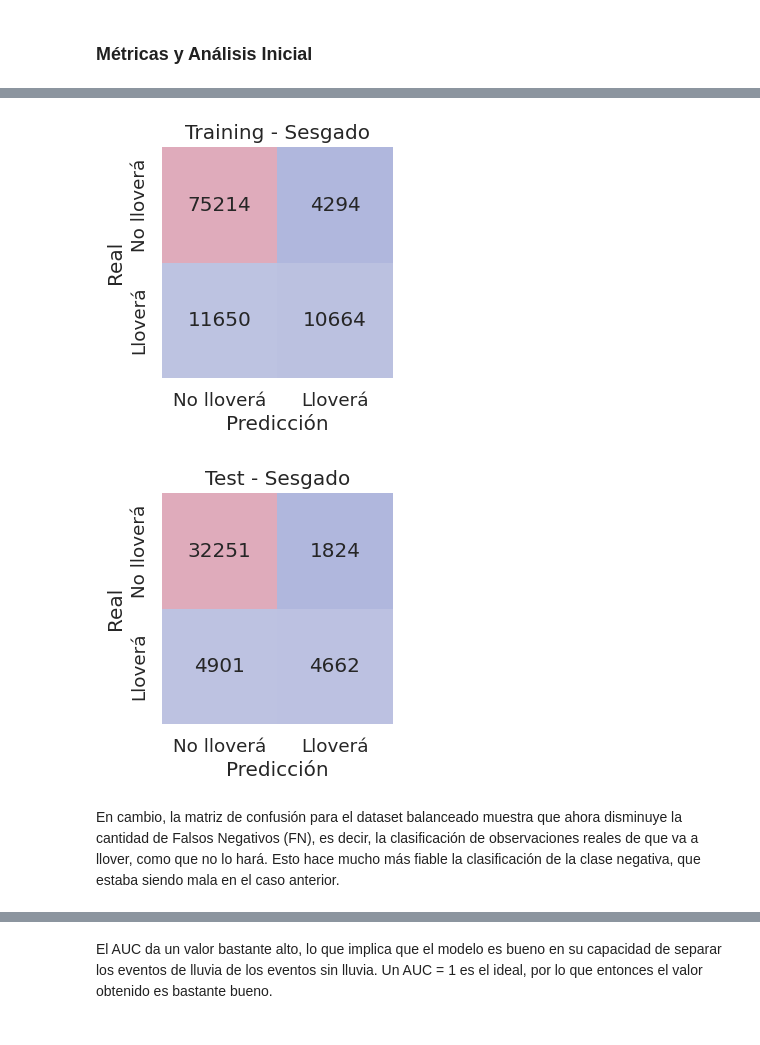
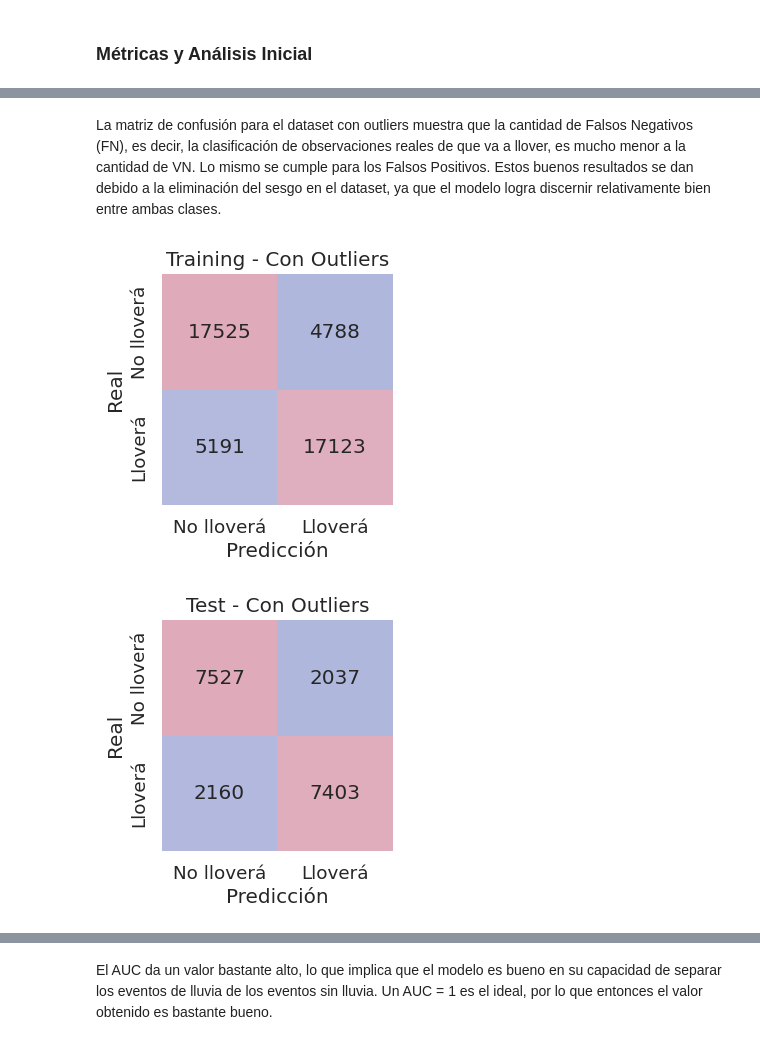
Before and after one commit to danib08/Reconocimiento-de-Patrones, a Jupyter notebook: Proyecto1.ipynb, the cells around one changed output, grey strips where cells are left out. Cells and saved outputs as stored; diff of their text form; code cells hidden in the pictures.

Commit message:
logreg - sesgo eliminando datos

```diff
--- a/Proyecto1.ipynb
+++ b/Proyecto1.ipynb
@@ -400,6 +411,12 @@ X_test = combined_data.iloc[len(X_train):]
 # %% [markdown]
 ### Normalización
 # %%
+# reset indices to StandardScaler doesn't mismatch them
+X_train.reset_index(drop=True, inplace=True)
+X_test.reset_index(drop=True, inplace=True)
+y_train.reset_index(drop=True, inplace=True)
+y_test.reset_index(drop=True, inplace=True)
+
 s_scaler = StandardScaler()
 
 col_names = list(combined_data.columns)
@@ -409,3 +426,10 @@ X_test = s_scaler.transform(X_test)
 
 X_train = pd.DataFrame(X_train, columns=col_names)
 X_test = pd.DataFrame(X_test, columns=col_names)
+
+indices_match = X_train.index.equals(y_train.index) and X_test.index.equals(y_test.index)
+
+if indices_match:
+    print("Indices match.")
+else:
+    print("Indices do not match.")
@@ -453,14 +492,0 @@ plt.show()
-# %%
-X_train = combined_data.iloc[:len(X_train)]
-X_test = combined_data.iloc[len(X_train):]
-
-unique, counts = np.unique(y_train, return_counts=True)
-class_distribution = dict(zip(unique, counts))
-print("Distribución antes de SMOTE:", class_distribution)
-
-smote = SMOTE(random_state=42, sampling_strategy=0.80)
-X_resampled, y_resampled = smote.fit_resample(X_train, y_train)
-
-unique, counts = np.unique(y_resampled, return_counts=True)
-class_distribution = dict(zip(unique, counts))
-print("Distribución después de SMOTE:", class_distribution)
@@ -523,31 +604,31 @@ La matriz de confusión para el dataset sesgado muestra que básicamente la pred
+# %% [markdown]
+La matriz de confusión para el dataset con outliers muestra que la cantidad de Falsos Negativos (FN), es decir, la clasificación de observaciones reales de que va a llover, es mucho menor a la cantidad de VN. Lo mismo se cumple para los Falsos Positivos. Estos buenos resultados se dan debido a la eliminación del sesgo en el dataset, ya que el modelo logra discernir relativamente bien entre ambas clases.
 # %%
 # confusion matrix
 cm_train = confusion_matrix(y_train, y_pred_train_logreg)
 cm_test = confusion_matrix(y_test, y_pred_logreg)
 
 class_names = ["No lloverá", "Lloverá"]
 
 sns.set(font_scale=1.2)
 plt.figure(figsize=(3, 3))
 sns.heatmap(cm_train, annot=True, fmt="d", cmap=cmap , cbar=False, square=True,
             xticklabels=class_names, yticklabels=class_names)
 
 plt.xlabel('Predicción')
 plt.ylabel('Real')
-plt.title('Training - Sesgado')
+plt.title('Training - Con Outliers')
 plt.show()
 
 sns.set(font_scale=1.2)
 plt.figure(figsize=(3, 3))
 sns.heatmap(cm_test, annot=True, fmt="d", cmap=cmap , cbar=False, square=True,
             xticklabels=class_names, yticklabels=class_names)
 
 plt.xlabel('Predicción')
 plt.ylabel('Real')
-plt.title('Test - Sesgado')
+plt.title('Test - Con Outliers')
 plt.show()
 # %% [output]
-[figure, old version]
+[figure, new version]
-[figure, old version]
+[figure, new version]
-# %% [markdown]
-En cambio, la matriz de confusión para el dataset balanceado muestra que ahora disminuye la cantidad de Falsos Negativos (FN), es decir, la clasificación de observaciones reales de que va a llover, como que no lo hará. Esto hace mucho más fiable la clasificación de la clase negativa, que estaba siendo mala en el caso anterior.
```
Also changed, not shown: parts of 48 cells of this notebook.
